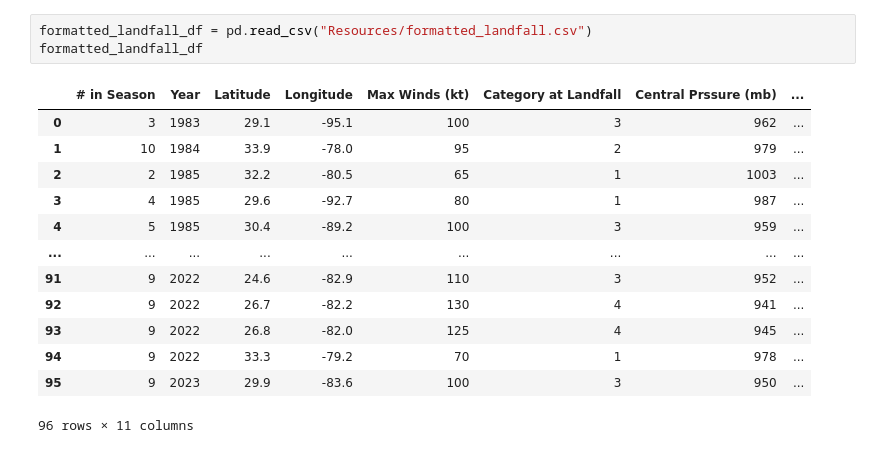
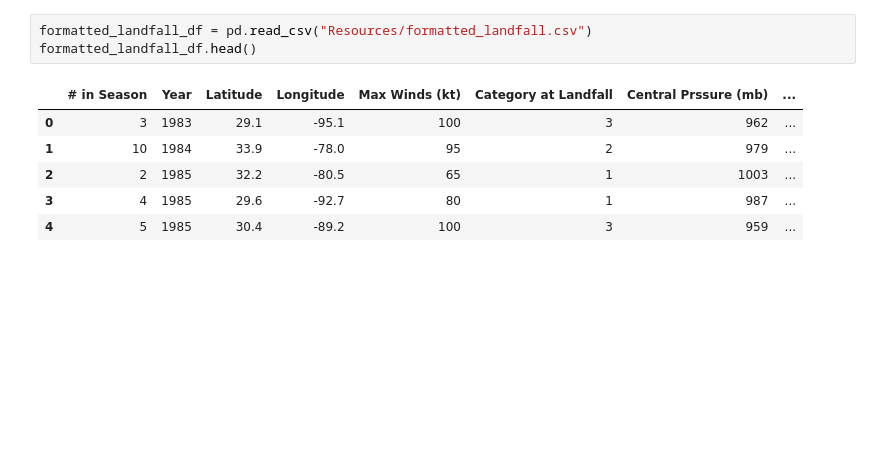
Before and after one commit to chrisadamsv/Dream-Team-Project1, a Jupyter notebook: Project_Data/Data_Analysis.ipynb, the cells around one changed output. Drawn from its saved outputs; the diff is of its cells as text; blank space fills up the shorter version.

```diff
--- a/Project_Data/Data_Analysis.ipynb
+++ b/Project_Data/Data_Analysis.ipynb
@@ -11,20 +12,13 @@ from scipy.stats import linregress
 [interactive output not drawn]
 # %%
 formatted_landfall_df = pd.read_csv("Resources/formatted_landfall.csv")
-formatted_landfall_df
+formatted_landfall_df.head()
 # %% [output]
 |  | # in Season | Year | Latitude | Longitude | Max Winds (kt) | Category at Landfall | Central Prssure (mb) | ... |
 | 0 | 3 | 1983 | 29.1 | -95.1 | 100 | 3 | 962 | ... |
 | 1 | 10 | 1984 | 33.9 | -78.0 | 95 | 2 | 979 | ... |
 | 2 | 2 | 1985 | 32.2 | -80.5 | 65 | 1 | 1003 | ... |
 | 3 | 4 | 1985 | 29.6 | -92.7 | 80 | 1 | 987 | ... |
 | 4 | 5 | 1985 | 30.4 | -89.2 | 100 | 3 | 959 | ... |
-| ... | ... | ... | ... | ... | ... | ... | ... | ... |
-| 91 | 9 | 2022 | 24.6 | -82.9 | 110 | 3 | 952 | ... |
-| 92 | 9 | 2022 | 26.7 | -82.2 | 130 | 4 | 941 | ... |
-| 93 | 9 | 2022 | 26.8 | -82.0 | 125 | 4 | 945 | ... |
-| 94 | 9 | 2022 | 33.3 | -79.2 | 70 | 1 | 978 | ... |
-| 95 | 9 | 2023 | 29.9 | -83.6 | 100 | 3 | 950 | ... |
-96 rows × 11 columns
 # %%
 landfall_bea_hpi_df = pd.read_csv('Output_CSVs/landfall_bea_hpi_data.csv')
```
Also changed, not shown: parts of 19 cells of this notebook, 12 other files.
